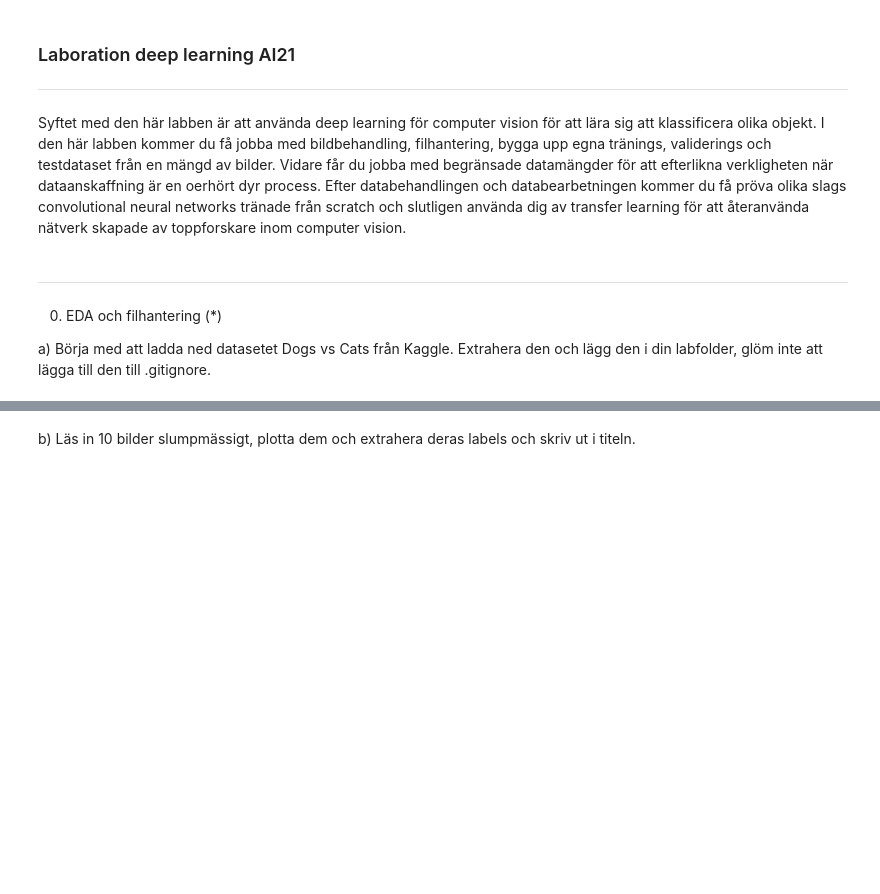
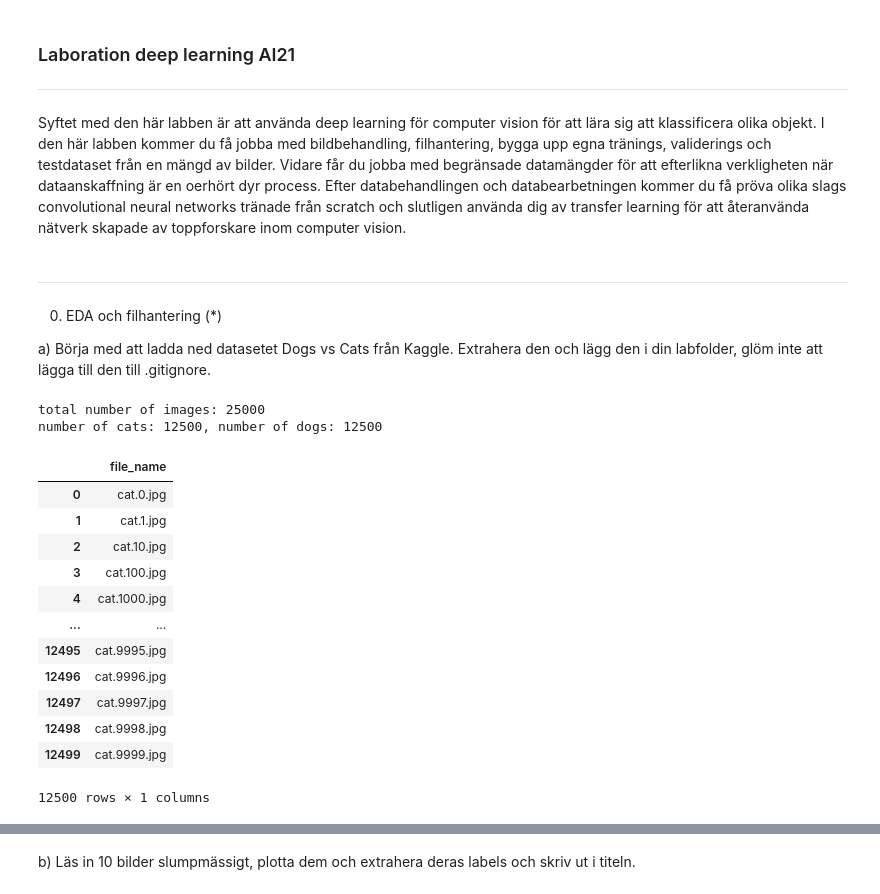
Before and after one commit to yuna-liu/deep-learning-Yuna-Liu, a Jupyter notebook: Lab1/lab.ipynb, the cells around one changed output, grey strips where cells are left out. Cells and saved outputs as stored; diff of their text form; code cells hidden in the pictures; blank space fills up the shorter version.

```diff
--- a/Lab1/lab.ipynb
+++ b/Lab1/lab.ipynb
@@ -24,2 +25,37 @@ import os
 
 plt.style.use("seaborn-white")
+# %%
+train_dir = os.path.abspath("original_data/train/train/")
+test_dir = os.path.abspath("original_data/test/test/")
+
+
+files_train_dir = os.listdir(train_dir)
+files_test_dir = os.listdir(test_dir)
+
+images_names = pd.DataFrame({"file_name" : files_train_dir})
+print(f"total number of images: {len(images_names)}")
+images_names.head(10)
+
+df_cat = images_names[images_names["file_name"].str.contains("cat")==True]
+df_dog = images_names[images_names["file_name"].str.contains("dog")==True]
+
+print(f"number of cats: {len(df_cat)}, number of dogs: {len(df_dog)}")
+# %% [output]
+total number of images: 25000
+number of cats: 12500, number of dogs: 12500
+# %%
+df_cat
+# %% [output]
+|  | file_name |
+| 0 | cat.0.jpg |
+| 1 | cat.1.jpg |
+| 2 | cat.10.jpg |
+| 3 | cat.100.jpg |
+| 4 | cat.1000.jpg |
+| ... | ... |
+| 12495 | cat.9995.jpg |
+| 12496 | cat.9996.jpg |
+| 12497 | cat.9997.jpg |
+| 12498 | cat.9998.jpg |
+| 12499 | cat.9999.jpg |
+12500 rows × 1 columns
```
Also changed, not shown: parts of 22 cells of this notebook.
